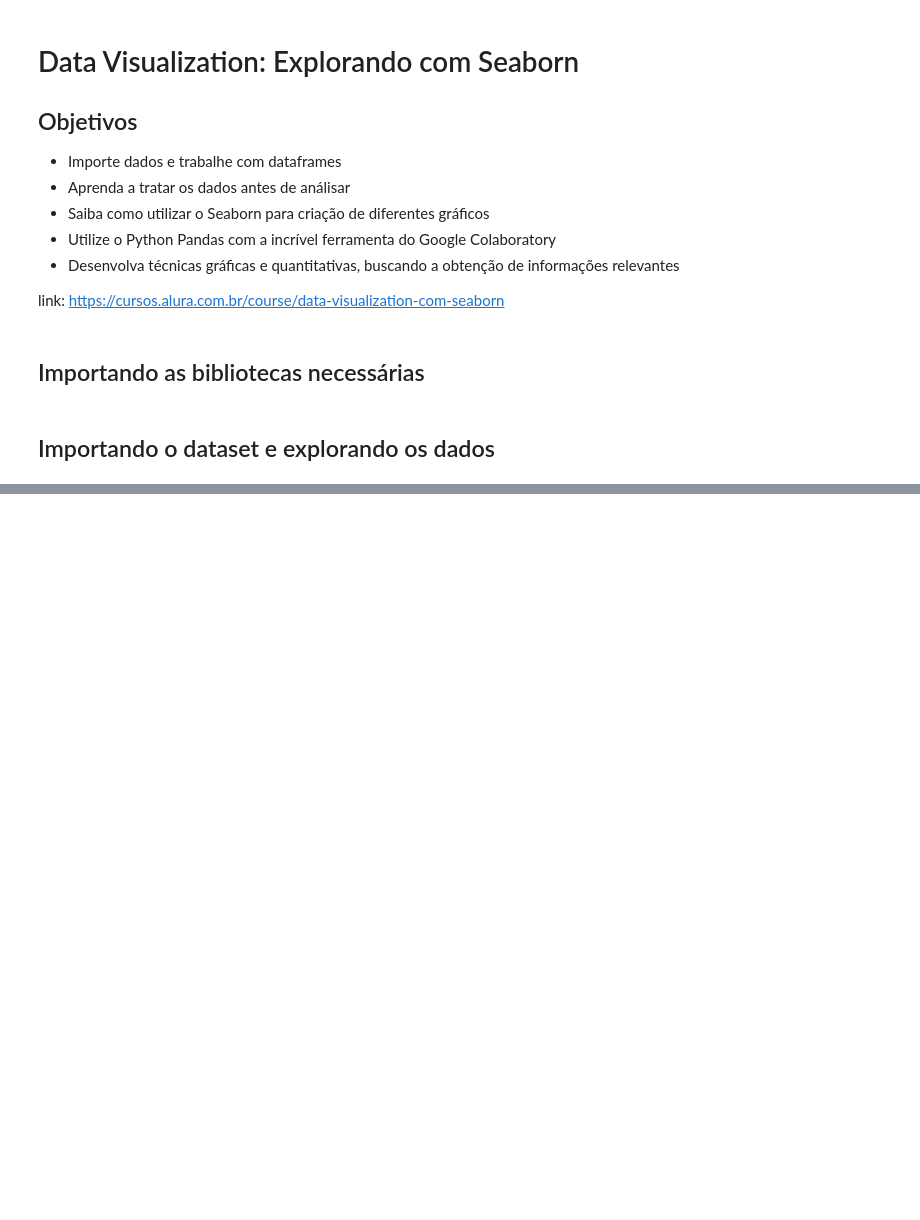
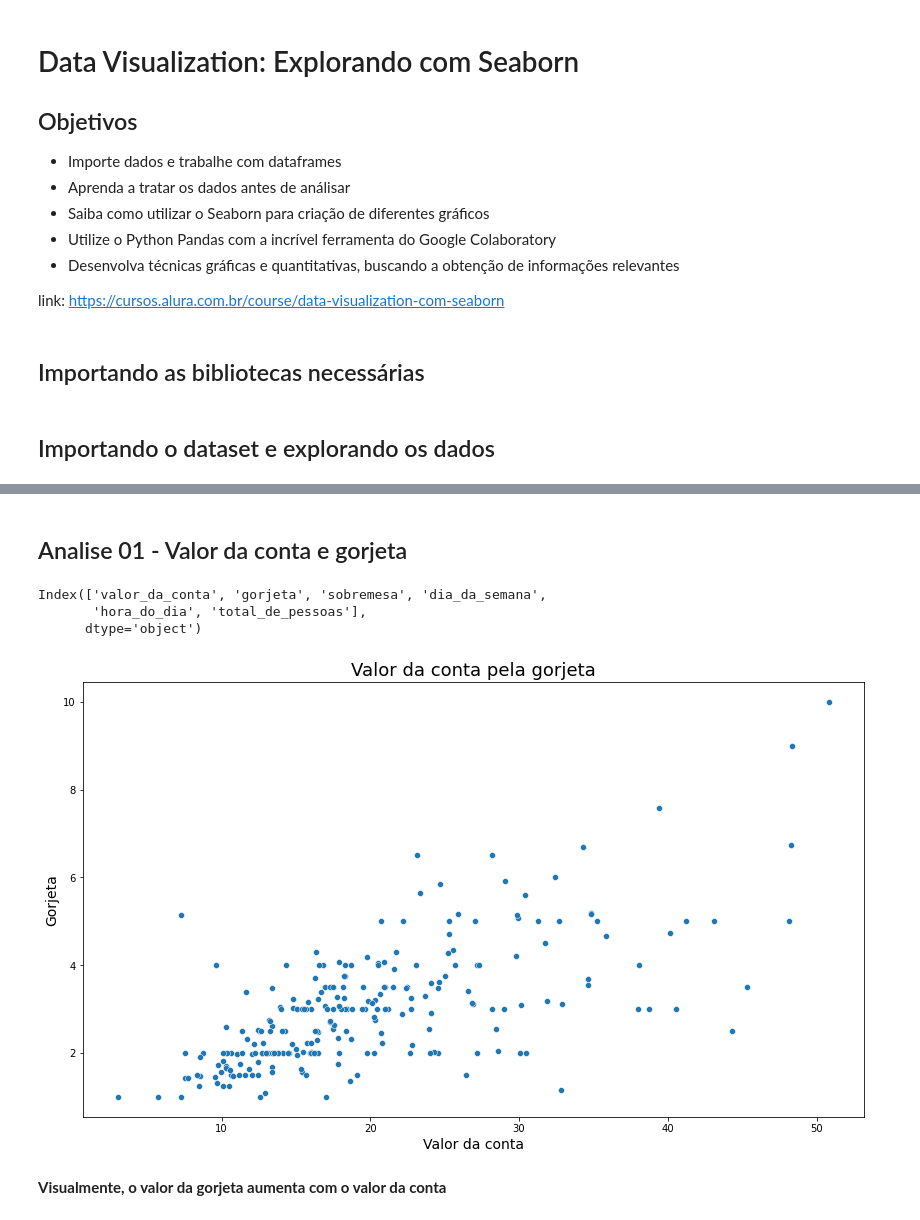
Before and after one commit to guilhermebap/Data-science-personal-study, a Jupyter notebook: Alura/Visualization/04 - Seaborn - Explorando Data Visualization/EDA-gorjetas.ipynb, the cells around one changed output, grey strips where cells are left out. Drawn from its saved outputs; the diff is of its cells as text; code cells hidden in the pictures; blank space fills up the shorter version.

```diff
--- a/Alura/Visualization/04 - Seaborn - Explorando Data Visualization/EDA-gorjetas.ipynb
+++ b/Alura/Visualization/04 - Seaborn - Explorando Data Visualization/EDA-gorjetas.ipynb
@@ -30,0 +109,24 @@ dados.head()
+# %%
+nome_colunas = {'total_bill': 'valor_da_conta',
+                       'tip': 'gorjeta',
+                       'dessert': 'sobremesa',
+                       'day': 'dia_da_semana',
+                       'time': 'hora_do_dia',
+                       'size': 'total_de_pessoas'}
+
+dicionario_refeicoes = {'Lunch': 'Almoço',
+                        'Dinner': 'Jantar'}
+
+dicionario_dias = {'Sun': 'Domingo',
+                   'Sat': 'Sábado',
+                   'Thur': 'Quinta',
+                   'Fri': 'Sexta'}
+
+dicionario_boleano = {'Yes': 'Sim',
+                      'No': 'Não'}
+# %%
+gorjetas = dados.rename(columns=nome_colunas)
+gorjetas.sobremesa = gorjetas.sobremesa.map(dicionario_boleano)
+gorjetas.dia_da_semana = gorjetas.dia_da_semana.map(dicionario_dias)
+gorjetas.hora_do_dia = gorjetas.hora_do_dia.map(dicionario_refeicoes)
+gorjetas.sample(10)
@@ -30,0 +145,19 @@ dados.head()
+# %% [markdown]
+## Analise 01 - Valor da conta e gorjeta
+# %%
+gorjetas.columns
+# %% [output]
+Index(['valor_da_conta', 'gorjeta', 'sobremesa', 'dia_da_semana',
+       'hora_do_dia', 'total_de_pessoas'],
+      dtype='object')
+# %%
+fig, ax = plt.subplots(figsize=(14,8))
+sns.scatterplot(x='valor_da_conta', y='gorjeta', data=gorjetas, ax=ax)
+ax.set_xlabel('Valor da conta', fontsize=14)
+ax.set_ylabel('Gorjeta', fontsize=14)
+ax.set_title('Valor da conta pela gorjeta', fontsize=18)
+plt.show()
+# %% [output]
+[figure, added]
+# %% [markdown]
+ **Visualmente, o valor da gorjeta aumenta com o valor da conta**
```
Also changed, not shown: parts of 68 cells of this notebook, 5 other files.
